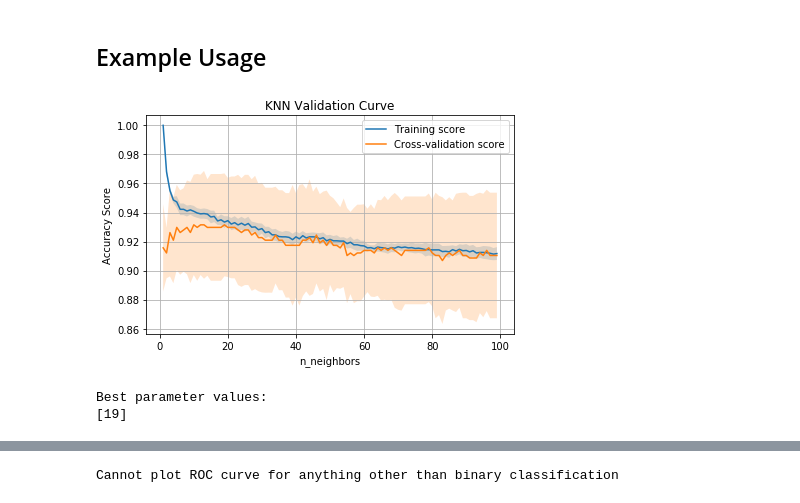
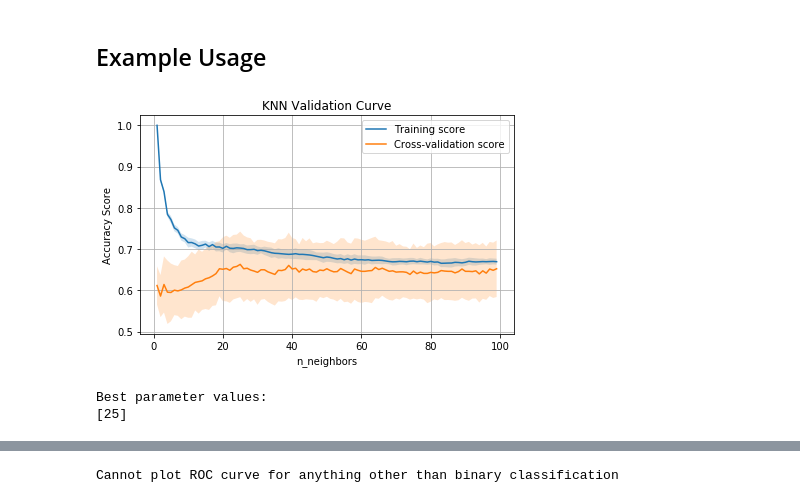
Before and after one commit to reedipher/CS7641-supervised-learning, a Jupyter notebook: Assignment 1.ipynb, the cells around one changed output, grey strips where cells are left out. Cells and saved outputs as stored; diff of their text form; code cells hidden in the pictures.

```diff
--- a/Assignment 1.ipynb
+++ b/Assignment 1.ipynb
@@ -349,15 +290,15 @@ def plot_confusion(clf, X_test, y_test, labels):
 # %%
 from sklearn.neighbors import KNeighborsClassifier
 
 # Plot validatin curve of k in KNN for the breast cancer data
 clf = KNeighborsClassifier()
 param_name = "n_neighbors"
 param_range = np.arange(1,100,1)
-plot_validation_curve(clf, cancerX, cancery, param_name, param_range, 'KNN Validation Curve')
+plot_validation_curve(clf, wineX, winey, param_name, param_range, 'KNN Validation Curve')
 # %% [output]
-[figure, old version]
+[figure, new version]
 Best parameter values:
-[19]
+[25]
 # %%
 # Plot learning curve for the digits data
 clf = KNeighborsClassifier()
```
Also changed, not shown: parts of 30 cells of this notebook, 1 other file.
